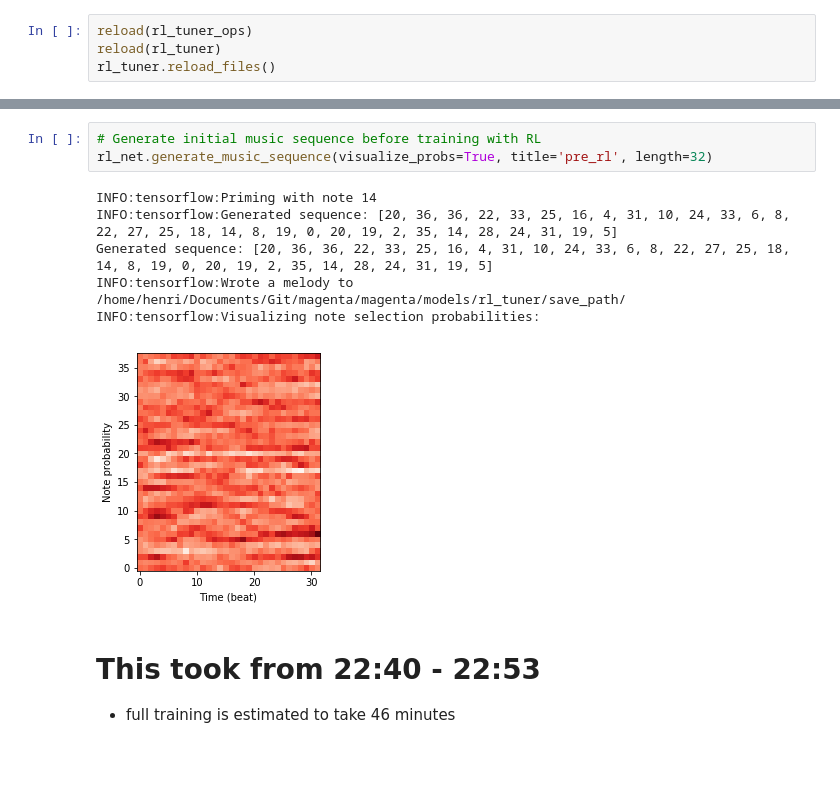
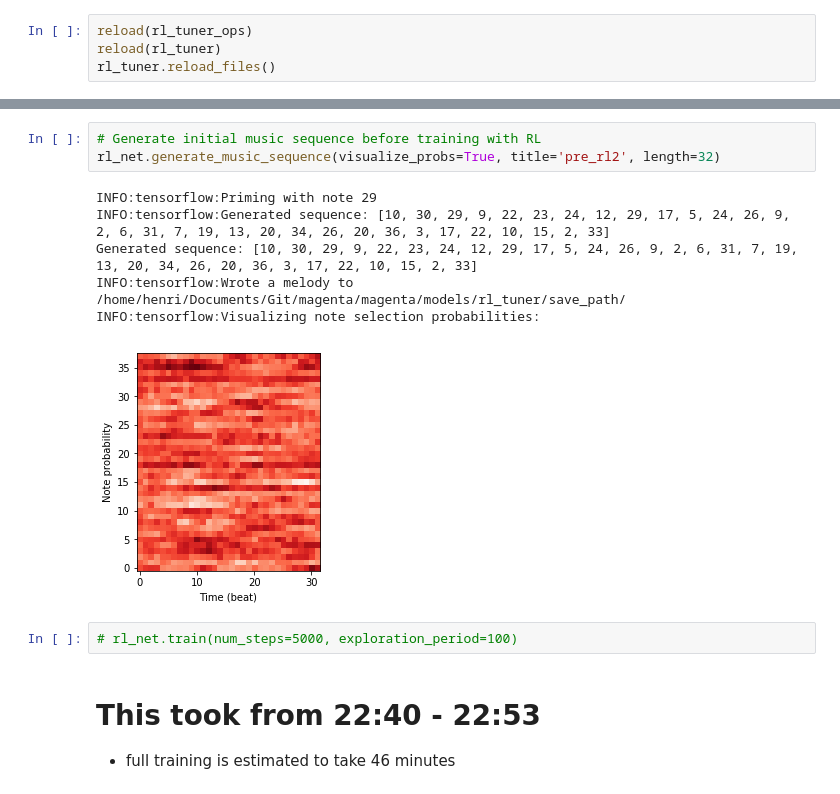
Before and after one commit to herougo/magenta, a Jupyter notebook: magenta/models/rl_tuner/rl_tuner.ipynb, the cells around one changed output, grey strips where cells are left out. Cells and saved outputs as stored; diff of their text form; blank space fills up the shorter version.

```diff
--- a/magenta/models/rl_tuner/rl_tuner.ipynb
+++ b/magenta/models/rl_tuner/rl_tuner.ipynb
@@ -63,14 +63,16 @@ WARNING:tensorflow:Can't find checkpoint file, using /home/henri/Documents/Git/m
 CRITICAL:tensorflow:Error! The model was not initialized from checkpoint properly
 # %%
 # Generate initial music sequence before training with RL
-rl_net.generate_music_sequence(visualize_probs=True, title='pre_rl', length=32)
+rl_net.generate_music_sequence(visualize_probs=True, title='pre_rl2', length=32)
 # %% [output]
-INFO:tensorflow:Priming with note 14
-INFO:tensorflow:Generated sequence: [20, 36, 36, 22, 33, 25, 16, 4, 31, 10, 24, 33, 6, 8, 22, 27, 25, 18, 14, 8, 19, 0, 20, 19, 2, 35, 14, 28, 24, 31, 19, 5]
-Generated sequence: [20, 36, 36, 22, 33, 25, 16, 4, 31, 10, 24, 33, 6, 8, 22, 27, 25, 18, 14, 8, 19, 0, 20, 19, 2, 35, 14, 28, 24, 31, 19, 5]
+INFO:tensorflow:Priming with note 29
+INFO:tensorflow:Generated sequence: [10, 30, 29, 9, 22, 23, 24, 12, 29, 17, 5, 24, 26, 9, 2, 6, 31, 7, 19, 13, 20, 34, 26, 20, 36, 3, 17, 22, 10, 15, 2, 33]
+Generated sequence: [10, 30, 29, 9, 22, 23, 24, 12, 29, 17, 5, 24, 26, 9, 2, 6, 31, 7, 19, 13, 20, 34, 26, 20, 36, 3, 17, 22, 10, 15, 2, 33]
 INFO:tensorflow:Wrote a melody to /home/henri/Documents/Git/magenta/magenta/models/rl_tuner/save_path/
 INFO:tensorflow:Visualizing note selection probabilities:
-[figure, old version]
+[figure, new version]
+# %%
+# rl_net.train(num_steps=5000, exploration_period=100)
 # %% [markdown]
 # This took from 22:40 - 22:53
 - full training is estimated to take 46 minutes
```
Also changed, not shown: parts of 11 cells of this notebook, 2 other files.
